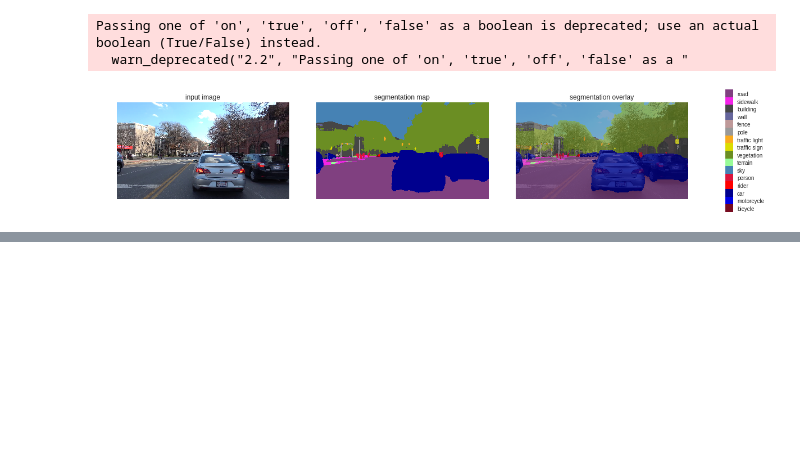
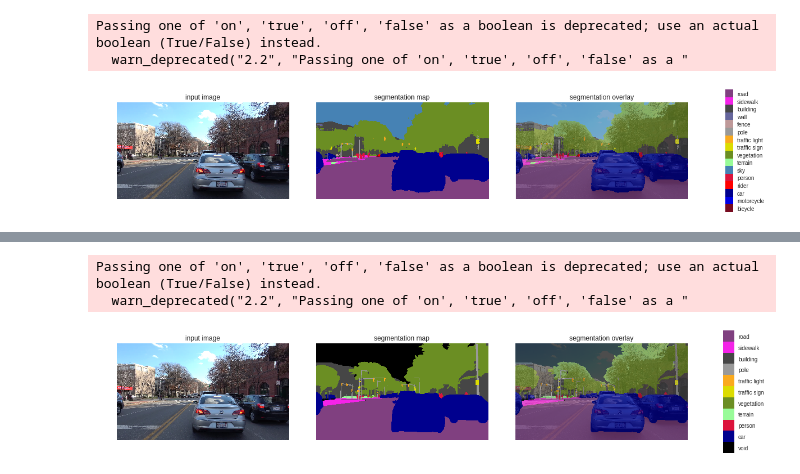
Before and after one commit to truongkhanhduy95/MIT-Deep-Learning, a Jupyter notebook: driving_scene_segmentation/driving_scene_segmentation.ipynb, the cells around one changed output, grey strips where cells are left out. Saved outputs shown, nothing was run; the diff lists cells and outputs as text; code cells hidden in the pictures; blank space fills up the shorter version.

```diff
--- a/driving_scene_segmentation/driving_scene_segmentation.ipynb
+++ b/driving_scene_segmentation/driving_scene_segmentation.ipynb
@@ -254,0 +310,38 @@ Passing one of 'on', 'true', 'off', 'false' as a boolean is deprecated; use an a
+# %%
+class DriveSeg(object):
+    """Class to load MIT DriveSeg Dataset."""
+
+    def __init__(self, tarball_path):
+        self.tar_file = tarfile.open(tarball_path)
+        self.tar_info = self.tar_file.getmembers()
+
+    def fetch(self, index):
+        """Get ground truth by index.
+
+        Args:
+            index: The frame number.
+
+        Returns:
+            gt: Ground truth segmentation map.
+        """
+        tar_info = self.tar_info[index + 1]  # exclude index 0 which is the parent directory
+        file_handle = self.tar_file.extractfile(tar_info)
+        gt = np.fromstring(file_handle.read(), np.uint8)
+        gt = cv.imdecode(gt, cv.IMREAD_COLOR)
+        gt = gt[:, :, 0]  # select a single channel from the 3-channel image
+        gt[gt==255] = 19  # void class, does not count for accuracy
+        return gt
+
+
+SAMPLE_GT = 'mit_driveseg_sample_gt.tar.gz'
+if not os.path.isfile(SAMPLE_GT):
+    print('downloading the sample ground truth...')
+    SAMPLE_GT = urllib.request.urlretrieve('https://github.com/lexfridman/mit-deep-learning/raw/master/tutorial_driving_scene_segmentation/mit_driveseg_sample_gt.tar.gz')[0]
+
+dataset = DriveSeg(SAMPLE_GT)
+print('visualizing ground truth annotation on the sample image...')
+
+original_im = Image.open(SAMPLE_IMAGE)
+gt = dataset.fetch(0)  # sample image is frame 0
+vis_segmentation(original_im, gt)
+# %% [output]
@@ -254,0 +350,3 @@ Passing one of 'on', 'true', 'off', 'false' as a boolean is deprecated; use an a
+Passing one of 'on', 'true', 'off', 'false' as a boolean is deprecated; use an actual boolean (True/False) instead.
+  warn_deprecated("2.2", "Passing one of 'on', 'true', 'off', 'false' as a "
+[figure, added]
```
Also changed, not shown: parts of 4 cells of this notebook.
